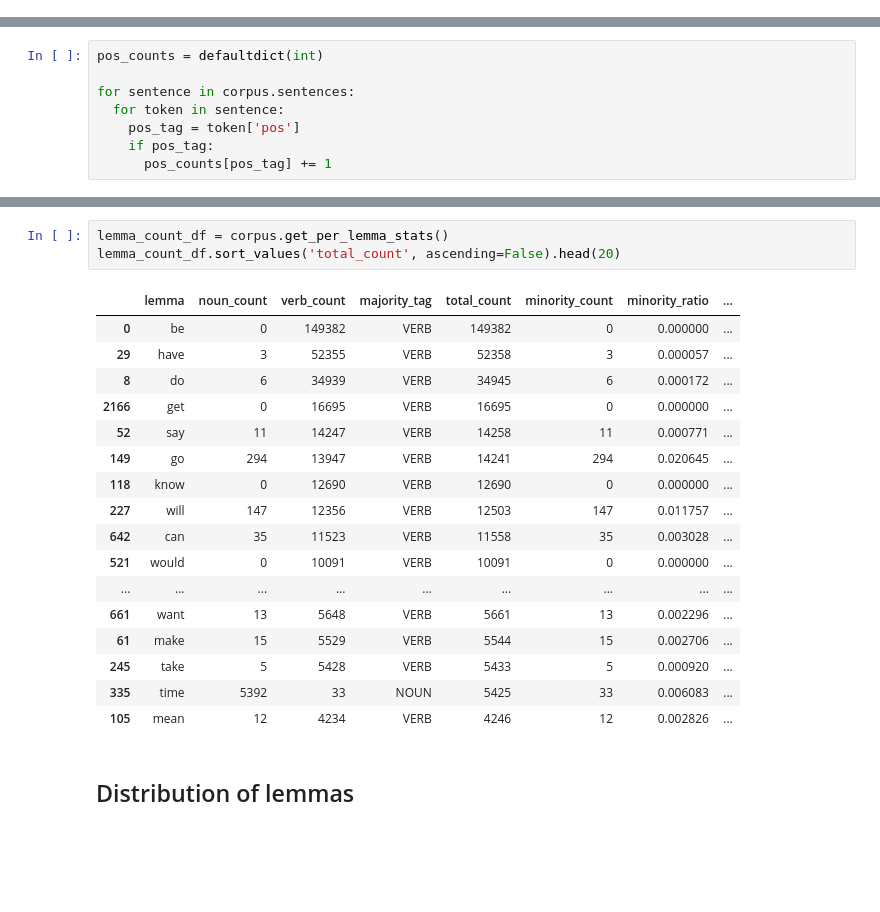
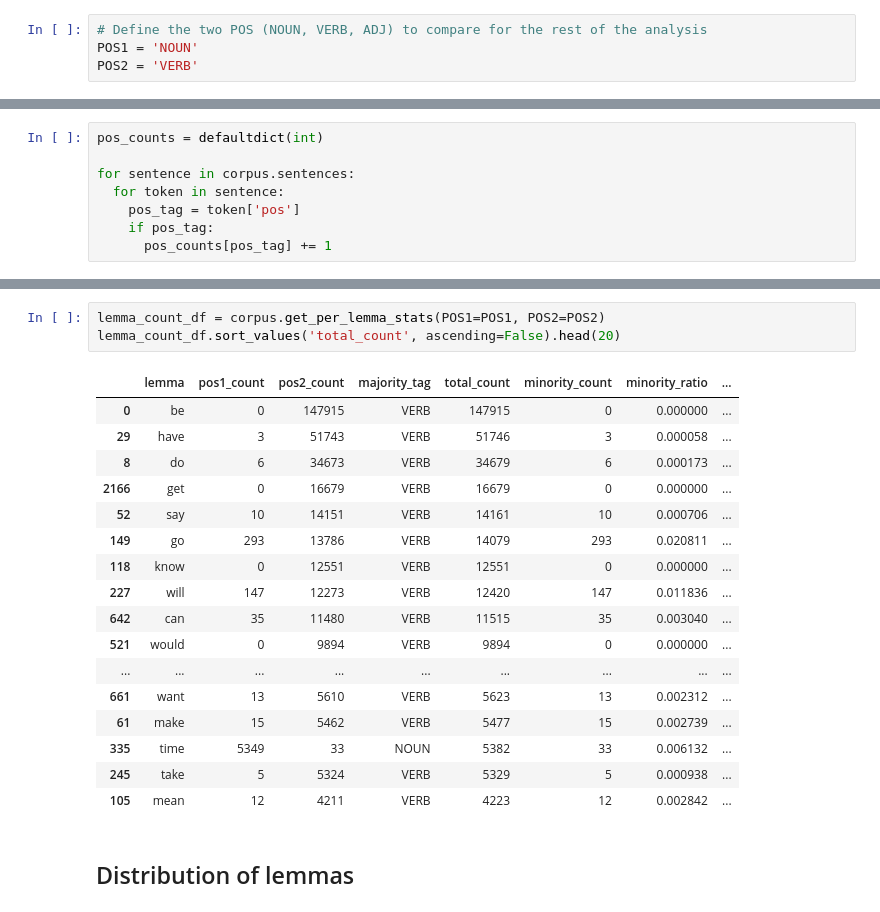
Before and after one commit to SPOClab-ca/word-class-flexibility, a Jupyter notebook: notebooks/BasicUD.ipynb, the cells around one changed output, grey strips where cells are left out. Saved outputs shown, nothing was run; the diff lists cells and outputs as text; blank space fills up the shorter version.

```diff
--- a/notebooks/BasicUD.ipynb
+++ b/notebooks/BasicUD.ipynb
@@ -25,6 +25,10 @@ import src.corpus
 BNC_FILE = "../data/bnc/bnc.pkl"
 
 corpus = src.corpus.POSCorpus.create_from_bnc_pickled(data_file_path=BNC_FILE)
+# %%
+# Define the two POS (NOUN, VERB, ADJ) to compare for the rest of the analysis
+POS1 = 'NOUN'
+POS2 = 'VERB'
 # %% [markdown]
 ## POS counts
 # %%
@@ -44,24 +48,24 @@ plt.bar(pos_counts.keys(), pos_counts.values())
 # %%
-lemma_count_df = corpus.get_per_lemma_stats()
+lemma_count_df = corpus.get_per_lemma_stats(POS1=POS1, POS2=POS2)
 lemma_count_df.sort_values('total_count', ascending=False).head(20)
 # %% [output]
-|  | lemma | noun_count | verb_count | majority_tag | total_count | minority_count | minority_ratio | ... |
-| 0 | be | 0 | 149382 | VERB | 149382 | 0 | 0.000000 | ... |
-| 29 | have | 3 | 52355 | VERB | 52358 | 3 | 0.000057 | ... |
-| 8 | do | 6 | 34939 | VERB | 34945 | 6 | 0.000172 | ... |
-| 2166 | get | 0 | 16695 | VERB | 16695 | 0 | 0.000000 | ... |
-| 52 | say | 11 | 14247 | VERB | 14258 | 11 | 0.000771 | ... |
-| 149 | go | 294 | 13947 | VERB | 14241 | 294 | 0.020645 | ... |
-| 118 | know | 0 | 12690 | VERB | 12690 | 0 | 0.000000 | ... |
-| 227 | will | 147 | 12356 | VERB | 12503 | 147 | 0.011757 | ... |
-| 642 | can | 35 | 11523 | VERB | 11558 | 35 | 0.003028 | ... |
-| 521 | would | 0 | 10091 | VERB | 10091 | 0 | 0.000000 | ... |
+|  | lemma | pos1_count | pos2_count | majority_tag | total_count | minority_count | minority_ratio | ... |
+| 0 | be | 0 | 147915 | VERB | 147915 | 0 | 0.000000 | ... |
+| 29 | have | 3 | 51743 | VERB | 51746 | 3 | 0.000058 | ... |
+| 8 | do | 6 | 34673 | VERB | 34679 | 6 | 0.000173 | ... |
+| 2166 | get | 0 | 16679 | VERB | 16679 | 0 | 0.000000 | ... |
+| 52 | say | 10 | 14151 | VERB | 14161 | 10 | 0.000706 | ... |
+| 149 | go | 293 | 13786 | VERB | 14079 | 293 | 0.020811 | ... |
+| 118 | know | 0 | 12551 | VERB | 12551 | 0 | 0.000000 | ... |
+| 227 | will | 147 | 12273 | VERB | 12420 | 147 | 0.011836 | ... |
+| 642 | can | 35 | 11480 | VERB | 11515 | 35 | 0.003040 | ... |
+| 521 | would | 0 | 9894 | VERB | 9894 | 0 | 0.000000 | ... |
 | ... | ... | ... | ... | ... | ... | ... | ... | ... |
-| 661 | want | 13 | 5648 | VERB | 5661 | 13 | 0.002296 | ... |
-| 61 | make | 15 | 5529 | VERB | 5544 | 15 | 0.002706 | ... |
-| 245 | take | 5 | 5428 | VERB | 5433 | 5 | 0.000920 | ... |
-| 335 | time | 5392 | 33 | NOUN | 5425 | 33 | 0.006083 | ... |
-| 105 | mean | 12 | 4234 | VERB | 4246 | 12 | 0.002826 | ... |
+| 661 | want | 13 | 5610 | VERB | 5623 | 13 | 0.002312 | ... |
+| 61 | make | 15 | 5462 | VERB | 5477 | 15 | 0.002739 | ... |
+| 335 | time | 5349 | 33 | NOUN | 5382 | 33 | 0.006132 | ... |
+| 245 | take | 5 | 5324 | VERB | 5329 | 5 | 0.000938 | ... |
+| 105 | mean | 12 | 4211 | VERB | 4223 | 12 | 0.002842 | ... |
 # %% [markdown]
 ## Distribution of lemmas
 # %%
```
Also changed, not shown: parts of 17 cells of this notebook, 4 other files.
